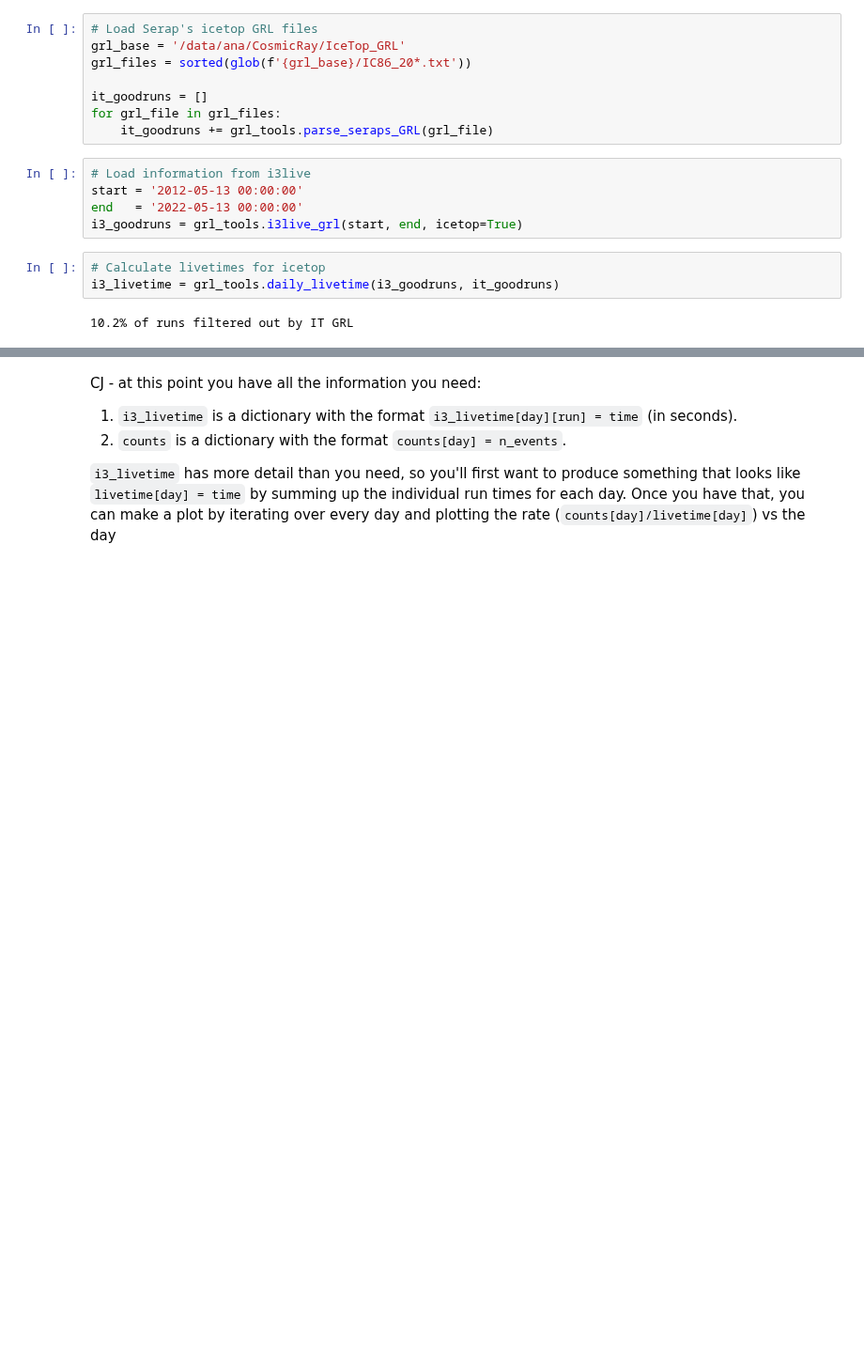
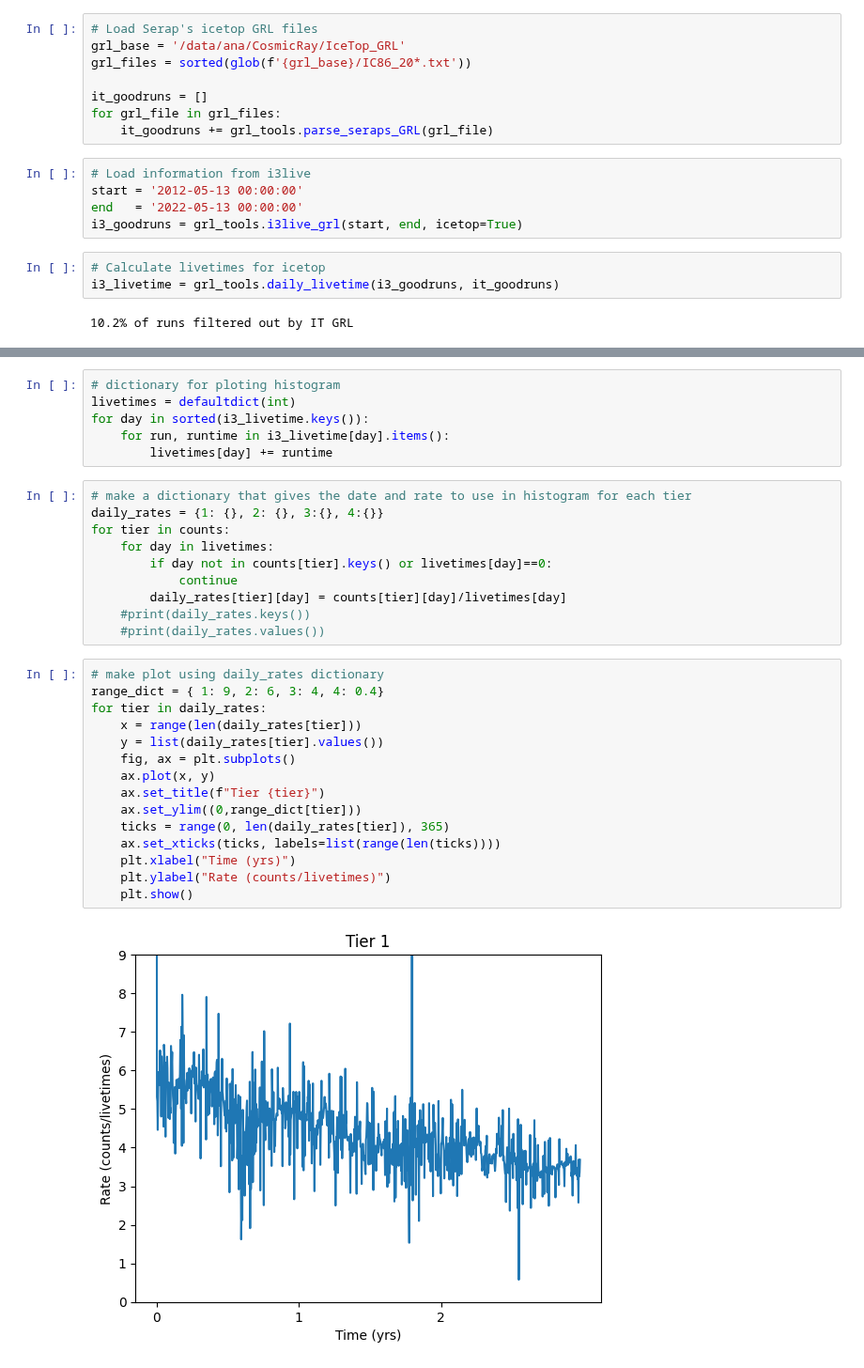
Before and after one commit to fmcnallyi3/it_anisotropy, a Jupyter notebook: stability/livetime_test.ipynb, the cells around one changed output, grey strips where cells are left out. Shown at 94% size. Drawn from its saved outputs; the diff is of its cells as text; blank space fills up the shorter version.

```diff
--- a/stability/livetime_test.ipynb
+++ b/stability/livetime_test.ipynb
@@ -39,9 +40,36 @@ for tier in range(1, 5):
         with open(tier_file, 'r') as f:
             counts_i = json.load(f)
         counts[tier].update(counts_i)
-# %% [markdown]
-CJ - at this point you have all the information you need:
-1. `i3_livetime` is a dictionary with the format `i3_livetime[day][run] = time` (in seconds).
-2. `counts` is a dictionary with the format `counts[day] = n_events`.
-
-`i3_livetime` has more detail than you need, so you'll first want to produce something that looks like `livetime[day] = time` by summing up the individual run times for each day. Once you have that, you can make a plot by iterating over every day and plotting the rate (`counts[day]/livetime[day]`) vs the day
+# %%
+# dictionary for ploting histogram
+livetimes = defaultdict(int)
+for day in sorted(i3_livetime.keys()):
+    for run, runtime in i3_livetime[day].items():
+        livetimes[day] += runtime
+# %%
+# make a dictionary that gives the date and rate to use in histogram for each tier
+daily_rates = {1: {}, 2: {}, 3:{}, 4:{}}
+for tier in counts:
+    for day in livetimes:
+        if day not in counts[tier].keys() or livetimes[day]==0:
+            continue
+        daily_rates[tier][day] = counts[tier][day]/livetimes[day]
+    #print(daily_rates.keys())
+    #print(daily_rates.values())
+# %%
+# make plot using daily_rates dictionary
+range_dict = { 1: 9, 2: 6, 3: 4, 4: 0.4}
+for tier in daily_rates:
+    x = range(len(daily_rates[tier]))
+    y = list(daily_rates[tier].values())
+    fig, ax = plt.subplots()
+    ax.plot(x, y)
+    ax.set_title(f"Tier {tier}")
+    ax.set_ylim((0,range_dict[tier]))
+    ticks = range(0, len(daily_rates[tier]), 365)
+    ax.set_xticks(ticks, labels=list(range(len(ticks))))
+    plt.xlabel("Time (yrs)")
+    plt.ylabel("Rate (counts/livetimes)")
+    plt.show()
+# %% [output]
+[figure, added]
```
Also changed, not shown: parts of 4 cells of this notebook.
